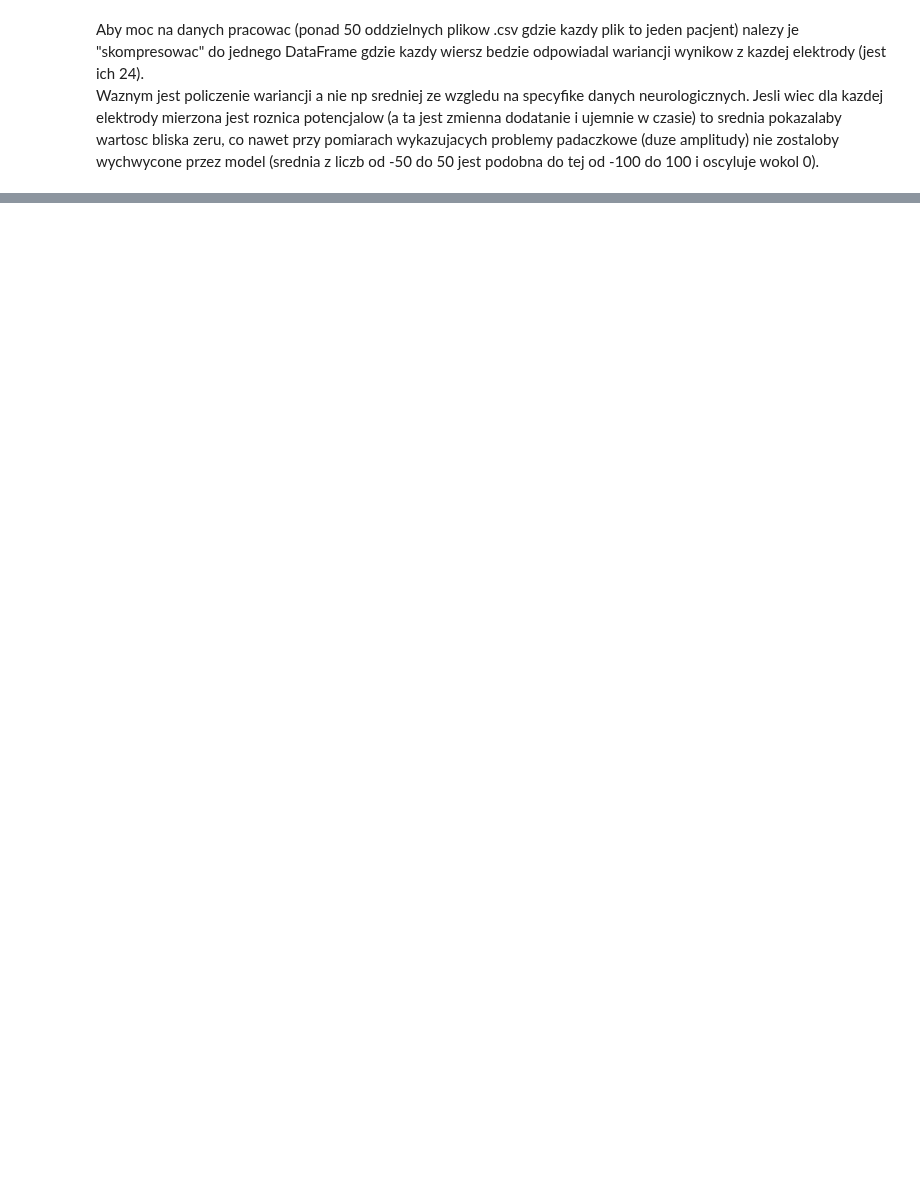
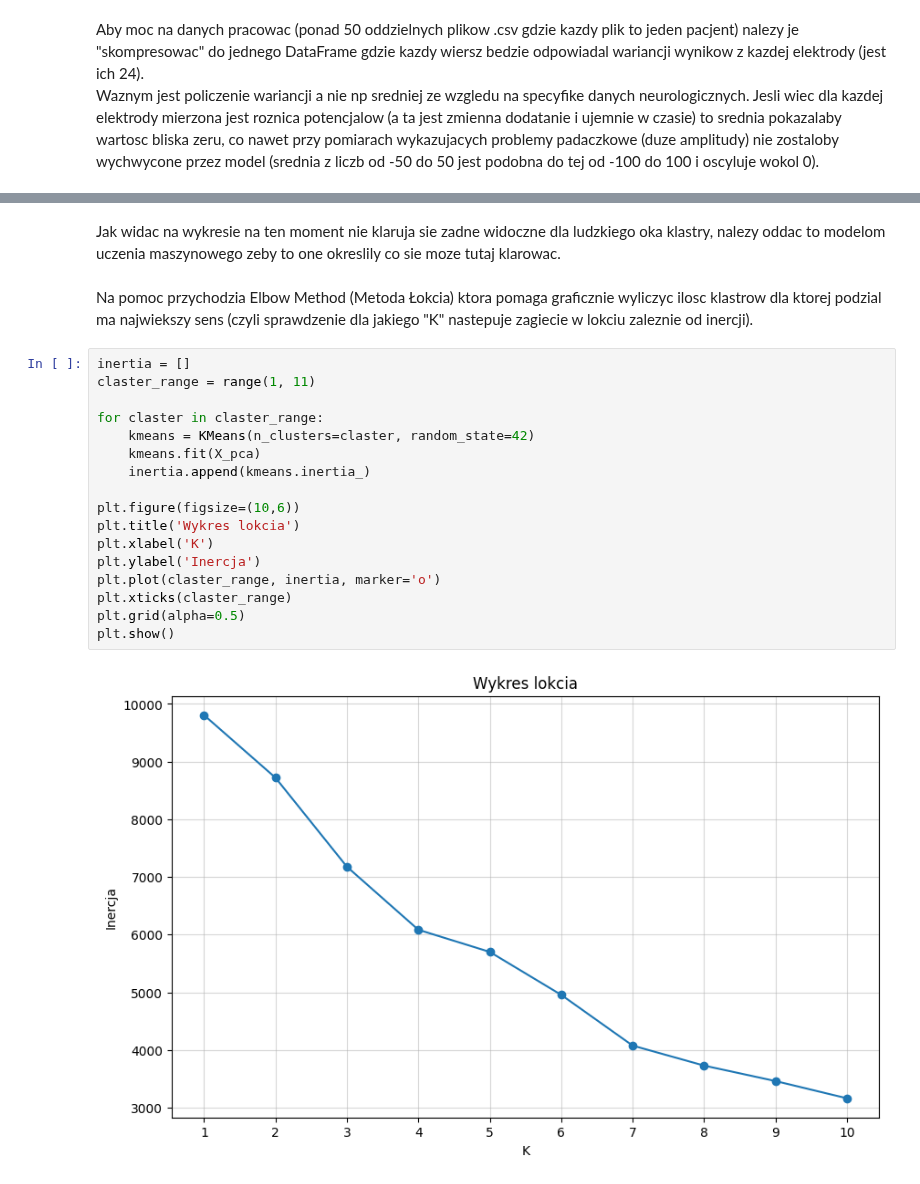
Before and after one commit to NorbusKozak/ML_notebooks, a Jupyter notebook: EEG_Clustering/eeg_clustering.ipynb, the cells around one changed output, grey strips where cells are left out. Drawn from its saved outputs; the diff is of its cells as text; blank space fills up the shorter version.

```diff
--- a/EEG_Clustering/eeg_clustering.ipynb
+++ b/EEG_Clustering/eeg_clustering.ipynb
@@ -52,0 +194,23 @@ ParserError: Error tokenizing data. C error: Expected 1 fields in line 6, saw 3
+# %% [markdown]
+Jak widac na wykresie na ten moment nie klaruja sie zadne widoczne dla ludzkiego oka klastry, nalezy oddac to modelom uczenia maszynowego zeby to one okreslily co sie moze tutaj klarowac.
+# %% [markdown]
+Na pomoc przychodzia Elbow Method (Metoda Łokcia) ktora pomaga graficznie wyliczyc ilosc klastrow dla ktorej podzial ma najwiekszy sens (czyli sprawdzenie dla jakiego "K" nastepuje zagiecie w lokciu zaleznie od inercji).
+# %%
+inertia = []
+claster_range = range(1, 11)
+
+for claster in claster_range:
+    kmeans = KMeans(n_clusters=claster, random_state=42)
+    kmeans.fit(X_pca)
+    inertia.append(kmeans.inertia_)
+
+plt.figure(figsize=(10,6))
+plt.title('Wykres lokcia')
+plt.xlabel('K')
+plt.ylabel('Inercja')
+plt.plot(claster_range, inertia, marker='o')
+plt.xticks(claster_range)
+plt.grid(alpha=0.5)
+plt.show()
+# %% [output]
+[figure, added]
```
Also changed, not shown: parts of 38 cells of this notebook, 1 other file.
